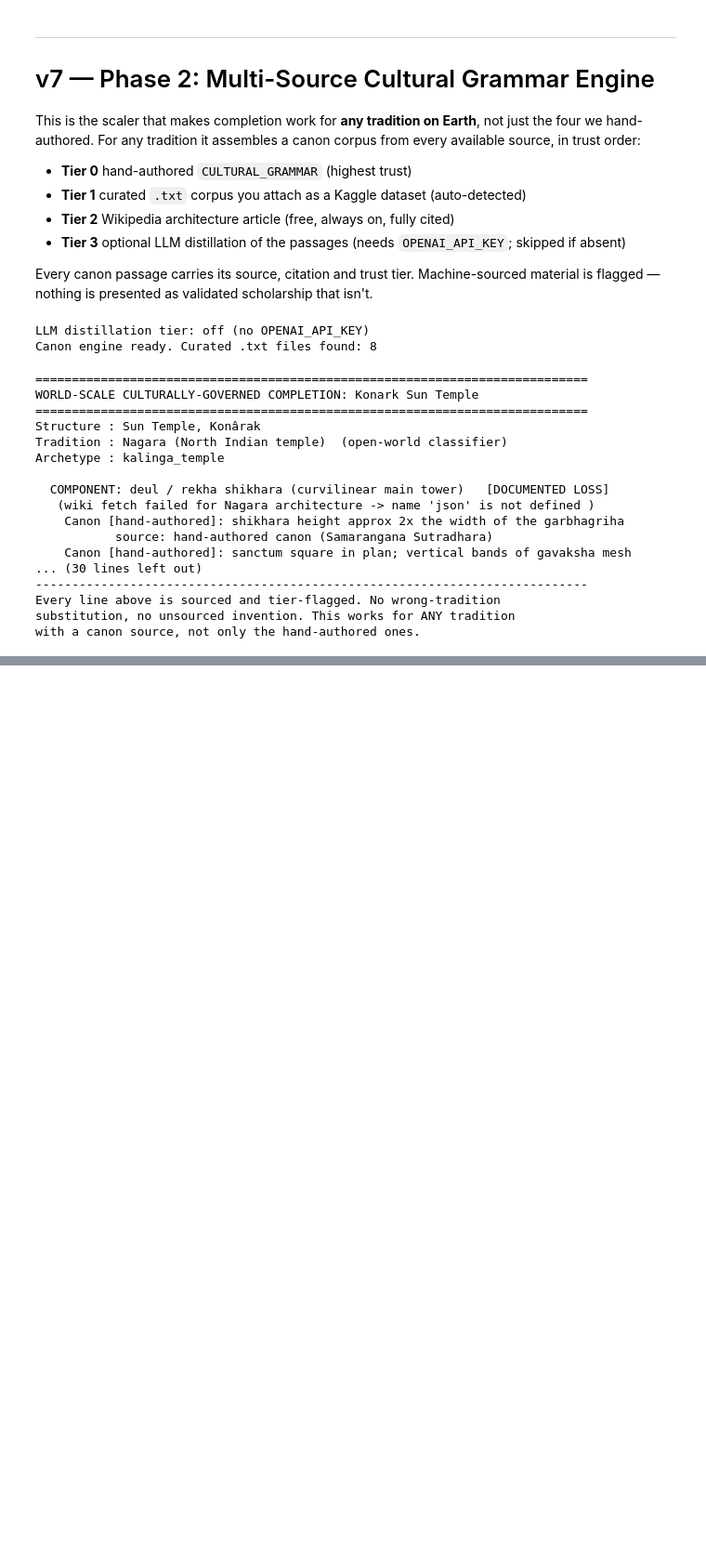
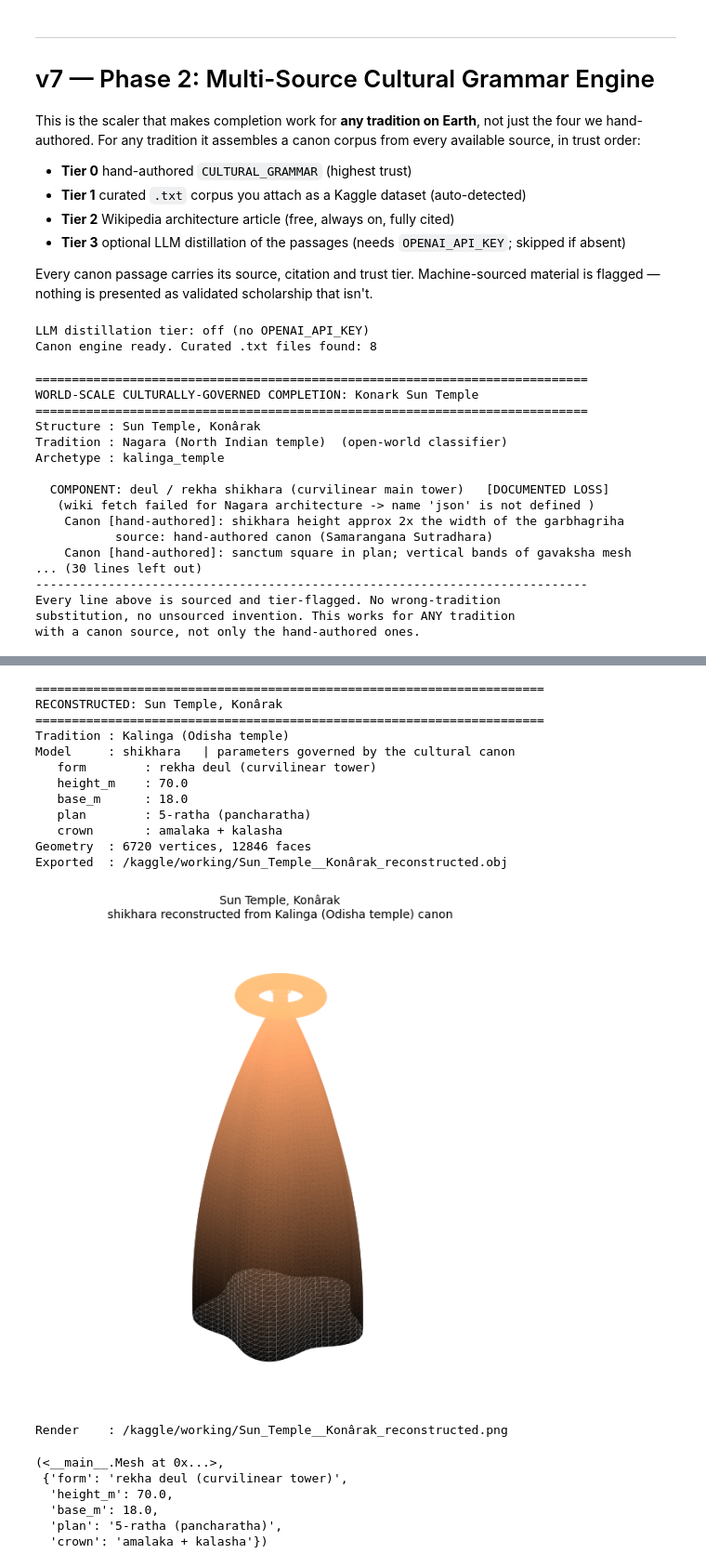
Before and after one commit to Siddhantdamre/Kathakaar, a Jupyter notebook: restorator.ipynb, the cells around one changed output, grey strips where cells are left out. Shown at 93% size. Drawn from its saved outputs; the diff is of its cells as text; code cells hidden in the pictures; blank space fills up the shorter version.

Commit message:
Kaggle Notebook | Restorator | Version 3

```diff
--- a/restorator.ipynb
+++ b/restorator.ipynb
@@ -1642,0 +1931,77 @@ with a canon source, not only the hand-authored ones.
+# %%
+# ============================================================
+# 28) reconstruct() — pick generator from tradition, render + export
+# ============================================================
+import matplotlib.pyplot as plt
+from mpl_toolkits.mplot3d import Axes3D  # noqa
+
+DOME_TRAD = {"Indo-Islamic / Mughal","Ottoman","Persian (Safavid / Timurid)",
+             "Byzantine","Mamluk","Moorish / Andalusian","Umayyad / Abbasid Islamic"}
+PYR_TRAD  = {"Maya","Aztec / Teotihuacan","Mesopotamian / Assyrian",
+             "Ancient Egyptian","Nubian"}
+
+def reconstruct(target_hint, location="", H=None, base=None, show=True):
+    rec_match = tangible_search(f"{target_hint} {location}".strip(), top_k=1)
+    if len(rec_match):
+        rec = heritage_master[heritage_master["name"]==rec_match.iloc[0]["name"]].iloc[0]
+        name = rec["name"]; tradition = best_tradition(rec)
+    else:
+        name = target_hint; tradition = classify_tradition(target_hint)[0][0]
+
+    if tradition in DOME_TRAD:
+        m, spec = gen_dome(H=H or 35.0, dia=base or 20.0); kind="dome"
+    elif tradition in PYR_TRAD:
+        m, spec = gen_pyramid(base=base or 55.0, H=H or 24.0); kind="pyramid"
+    else:
+        m, spec = gen_shikhara(H=H or 70.0, base=base or 18.0); kind="shikhara"
+
+    print("="*70); print("RECONSTRUCTED:", name); print("="*70)
+    print("Tradition :", tradition)
+    print("Model     :", kind, "  | parameters governed by the cultural canon")
+    for k,v in spec.items(): print(f"   {k:12s}: {v}")
+    print(f"Geometry  : {len(m.V)} vertices, {len(m.F)} faces")
+
+    safe="".join(ch if ch.isalnum() else "_" for ch in name)[:40]
+    obj_path=f"/kaggle/working/{safe}_reconstructed.obj"
+    open(obj_path,"w").write(m.obj())
+    print("Exported  :", obj_path)
+
+    if show:
+        xs,ys,zs,F=m.arrays()
+        fig=plt.figure(figsize=(6,8)); ax=fig.add_subplot(111,projection="3d")
+        ax.plot_trisurf(xs,ys,zs,triangles=F,cmap="copper",
+                        edgecolor="none",alpha=0.95,linewidth=0)
+        ax.set_box_aspect((1,1,2.0)); ax.set_axis_off()
+        ax.set_title(f"{name}\n{kind} reconstructed from {tradition} canon",fontsize=10)
+        png=f"/kaggle/working/{safe}_reconstructed.png"
+        plt.tight_layout(); plt.savefig(png,dpi=120,bbox_inches="tight"); plt.show()
+        print("Render    :", png)
+    return m, spec
+
+# FLAGSHIP: Konark's collapsed deul, reconstructed from the Kalinga canon
+reconstruct("Konark Sun Temple", "Odisha India", H=70.0, base=18.0)
+
+# same engine, other traditions (uncomment to generate — each ~1s, CPU):
+# reconstruct("Taj Mahal", "India")           # -> bulbous dome
+# reconstruct("Chichen Itza", "Mexico")       # -> stepped pyramid
+# %% [output]
+======================================================================
+RECONSTRUCTED: Sun Temple, Konârak
+======================================================================
+Tradition : Kalinga (Odisha temple)
+Model     : shikhara   | parameters governed by the cultural canon
+   form        : rekha deul (curvilinear tower)
+   height_m    : 70.0
+   base_m      : 18.0
+   plan        : 5-ratha (pancharatha)
+   crown       : amalaka + kalasha
+Geometry  : 6720 vertices, 12846 faces
+Exported  : /kaggle/working/Sun_Temple__Konârak_reconstructed.obj
+[figure, added]
+Render    : /kaggle/working/Sun_Temple__Konârak_reconstructed.png
+(<__main__.Mesh at 0x...>,
+ {'form': 'rekha deul (curvilinear tower)',
+  'height_m': 70.0,
+  'base_m': 18.0,
+  'plan': '5-ratha (pancharatha)',
+  'crown': 'amalaka + kalasha'})
```
Also changed, not shown: parts of 7 cells of this notebook.
